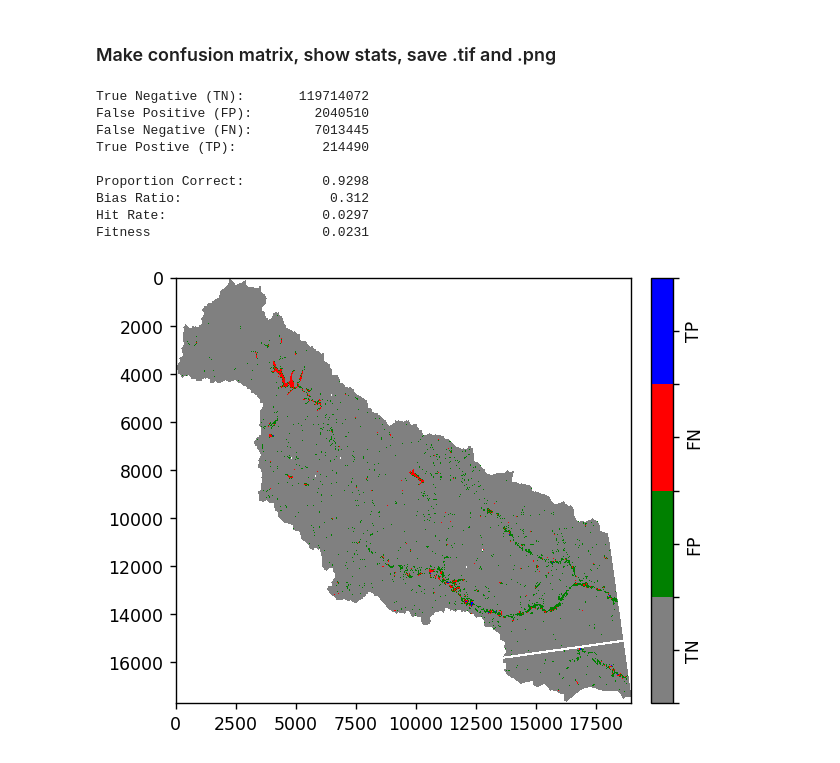
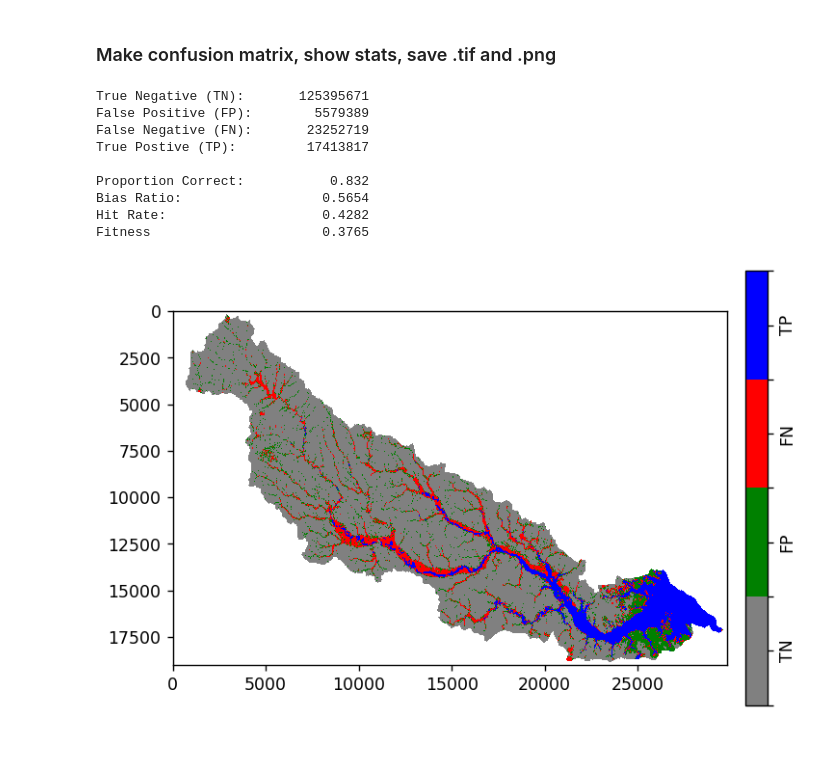
Before and after one commit to ankitghanghas/flood_are_here_si_2022, a Jupyter notebook: full_coupling_analysis.ipynb, the cells around one changed output. Cells and saved outputs as stored; diff of their text form; code cells hidden in the pictures.

```diff
--- a/full_coupling_analysis.ipynb
+++ b/full_coupling_analysis.ipynb
@@ -421,11 +472,11 @@ PWL--Surge RMSE:        2.1911090371225566
 ## Validation with SAR imagery
 ### Make binary inundation extent arrays, resample to equal shape, plot
 # %%
-compound_inun_SAR_clip = rio.open('data_github/compound_inun_SEP19_alpha1_clipped.tif', 'r')
+compound_inun_SAR_clip = rio.open('data_github/florence_compound_no_couple.tif', 'r')
 compound_inun_array = compound_inun_SAR_clip.read(1,masked=True)
 compound_inun_array_binary = make_binary(compound_inun_array)
 
-SAR_inun = rio.open('data_github/SAR_19SEP_clipped_proj_extr_msk.tif', 'r')
+SAR_inun = rio.open('data_github/NC_flood_extent_florence.tif', 'r')
 # resample band 1 of SAR_inun to shape of compound_inun
 # with nearest neighbor interpolation
 SAR_inun_array = SAR_inun.read(
@@ -449,12 +500,12 @@ plt.close('all')
 # plot compound inundation binary array
 imshow_binary_array(
     compound_inun_array_binary,
-    save_path = 'data_github/binary_riv_sep19.png'
+    save_path = 'data_github/binary_riv_nocouple.png'
     )
 
 # plot SAR binary raster
 imshow_binary_array(
     SAR_inun_array,
-    save_path = 'data_github/binary_sar_sep19.png'
+    save_path = 'data_github/binary_sar_nocouple.png'
     )
 # %% [output]
@@ -465,34 +516,34 @@ imshow_binary_array(
 # %%
 # takes two binary arrays where for each cell
 # 0 is not inundated and 1 is inundated
 confusion_SAR_compound = make_confusion_plot(SAR_inun_array, compound_inun_array_binary)
 
 make_confusion_stats(confusion_SAR_compound)
 
 # write raster with internal mask (no .msk sidecar)
 write_prof = compound_inun_SAR_clip.profile
 write_prof['compress'] = 'lzw'
 w_msk = (~compound_inun_array.mask * 255).astype('uint8')
 with rio.Env(GDAL_TIFF_INTERNAL_MASK=True):
     with rio.open(
-        'data_github/confusion_SAR_compound_SEP19_alpha1.tif', 'w',
+        'data_github/confusion_SAR_nocouple.tif', 'w',
         **write_prof) as ds_out:
         ds_out.write(confusion_SAR_compound,1)
         ds_out.write_mask(w_msk)
 
 # plot and save confusion matrix coded fig
 imshow_confusion(
     confusion_SAR_compound,
-    save_path = 'data_github/confusion_SAR_compound_SEP19_alpha1.png'
+    save_path = 'data_github/confusion_SAR_nocouple.png'
     )
 # %% [output]
-True Negative (TN):       119714072
-False Positive (FP):        2040510
-False Negative (FN):        7013445
-True Postive (TP):           214490
+True Negative (TN):       125395671
+False Positive (FP):        5579389
+False Negative (FN):       23252719
+True Postive (TP):         17413817
 
-Proportion Correct:          0.9298
-Bias Ratio:                   0.312
-Hit Rate:                    0.0297
-Fitness                      0.0231
+Proportion Correct:           0.832
+Bias Ratio:                  0.5654
+Hit Rate:                    0.4282
+Fitness                      0.3765
-[figure, old version]
+[figure, new version]
```
Also changed, not shown: parts of 6 cells of this notebook, 1 other file.
